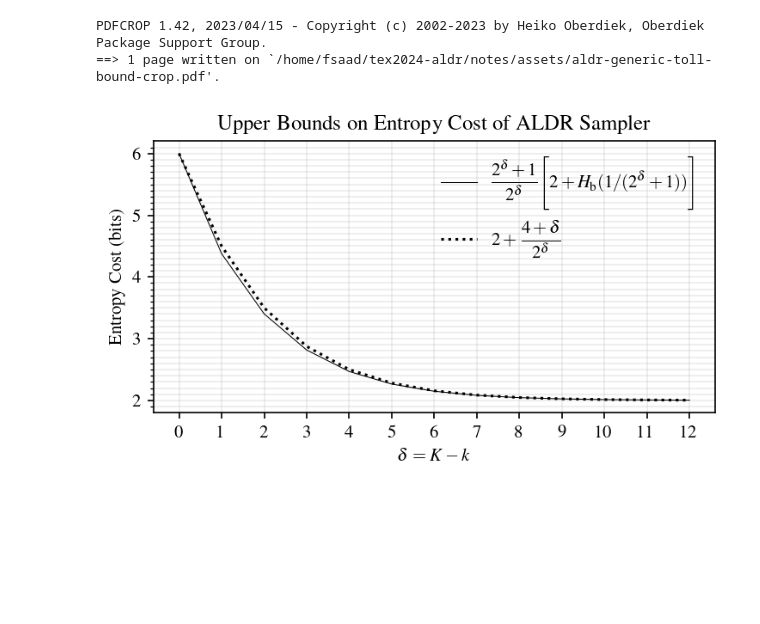
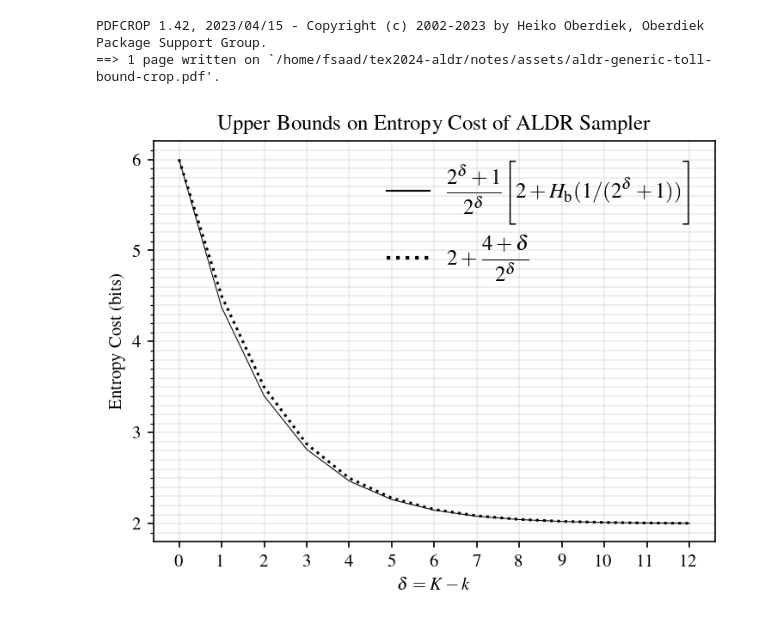
Before and after one commit to probsys/amplified-loaded-dice-roller-experiments, a Jupyter notebook: python/figure-5-aldr-generic-toll-bound.ipynb, the cells around one changed output. Saved outputs shown, nothing was run; the diff lists cells and outputs as text; code cells hidden in the pictures; blank space fills up the shorter version.

```diff
--- a/python/figure-5-aldr-generic-toll-bound.ipynb
+++ b/python/figure-5-aldr-generic-toll-bound.ipynb
@@ -4,28 +4,30 @@ from customtreeplot import *
 # %%
 dk_max = 12
 dkr = range(dk_max+1)
 def rejection_toll_bound(dk):
     return ((2**dk + 1) / 2**dk) * (2 + H([1, 2**dk]))
 
 fig, ax = plt.subplots(dpi=150)
 
 ax.set_xlabel(r'$\delta = K-k$')
 ax.set_ylabel(r'Entropy Cost (bits)')
 ax.set_title("Upper Bounds on Entropy Cost of ALDR Sampler")
 tolls = [(rejection_toll_bound(dk)) for dk in dkr]
-ax.plot(dkr, tolls, label=r'$\displaystyle\frac{2^{\delta}+1}{2^{\delta}} \Bigg[2+H_{\rm b}(1/(2^{\delta}+1))\Bigg]$', linestyle='-', color='k', linewidth=.5)
-ax.plot(dkr, [2 + (4 + dk)/2**dk  for dk in dkr], label=r'$\displaystyle 2+\frac{4+\delta}{2^{\delta}}$', linestyle='dotted', color='k')
+ax.plot(dkr, tolls, linestyle='-', color='k', linewidth=.5)
+ax.plot(dkr, [2 + (4 + dk)/2**dk  for dk in dkr], linestyle='dotted', color='k')
+ax.plot([], [], label=r'$\displaystyle\frac{2^{\delta}+1}{2^{\delta}} \Bigg[2+H_{\rm b}(1/(2^{\delta}+1))\Bigg]$', linestyle='-', color='k', linewidth=1)
+ax.plot([], [], label=r'$\displaystyle 2+\frac{4+\delta}{2^{\delta}}$', linestyle='dotted', color='k', linewidth=2)
 ax.xaxis.set_major_locator(ticker.MultipleLocator(1))
 ax.yaxis.set_major_locator(ticker.MultipleLocator(1))
 ax.yaxis.set_minor_locator(ticker.MultipleLocator(0.1))
 ax.grid(which='both', alpha=0.25)
-ax.legend(framealpha=0, fancybox=False, fontsize=10)
+ax.legend(framealpha=0, fancybox=False, fontsize=12)
 
 fig.set_tight_layout(True)
-fig.set_size_inches(5, 3)
+fig.set_size_inches(5, 4)
 fig.savefig(output_dir / 'aldr-generic-toll-bound.pdf')
 !pdfcrop {output_dir / 'aldr-generic-toll-bound.pdf'}
 # %% [output]
 PDFCROP 1.42, 2023/04/15 - Copyright (c) 2002-2023 by Heiko Oberdiek, Oberdiek Package Support Group.
 ==> 1 page written on `/home/fsaad/tex2024-aldr/notes/assets/aldr-generic-toll-bound-crop.pdf'.
-[figure, old version]
+[figure, new version]
```
Also changed, not shown: 3 other files.
